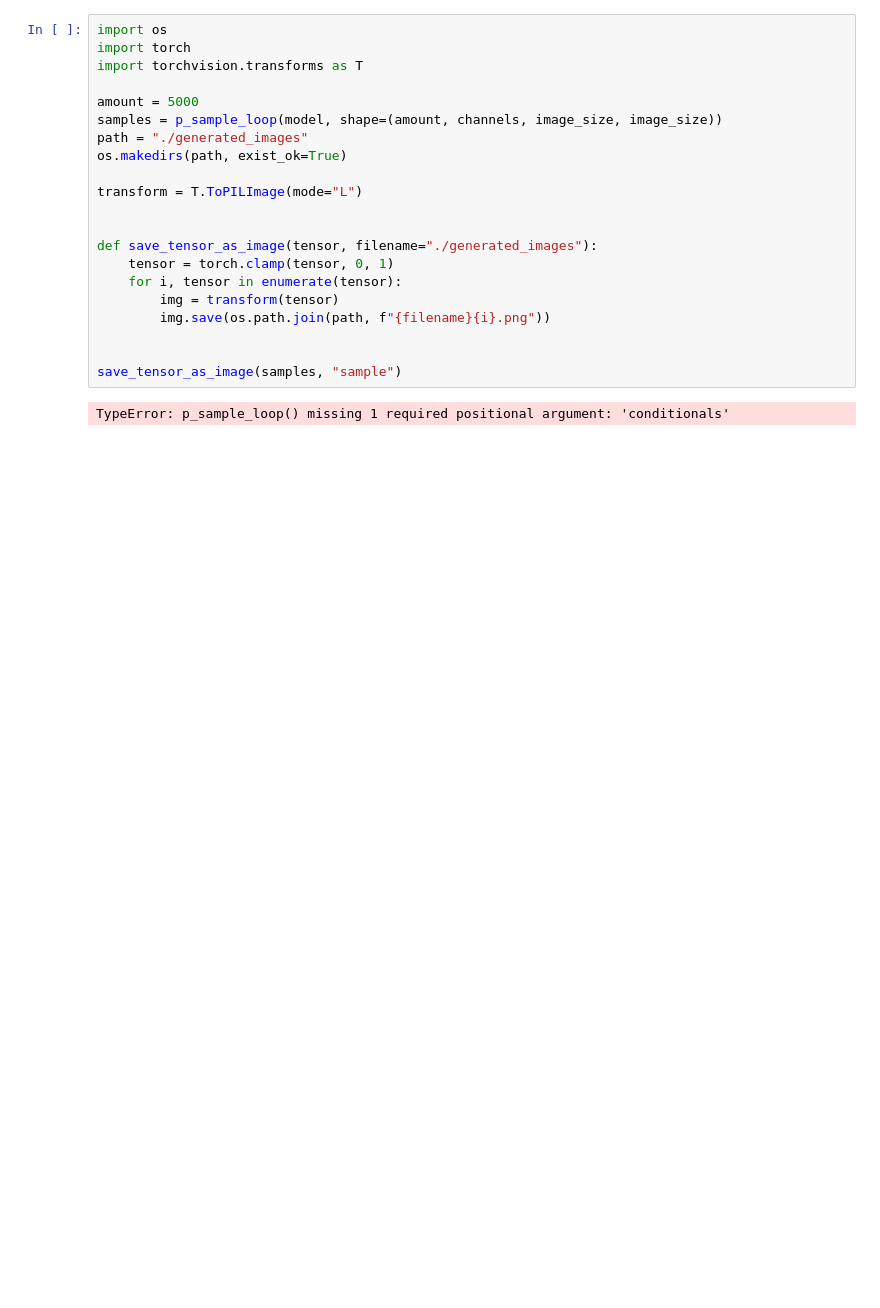
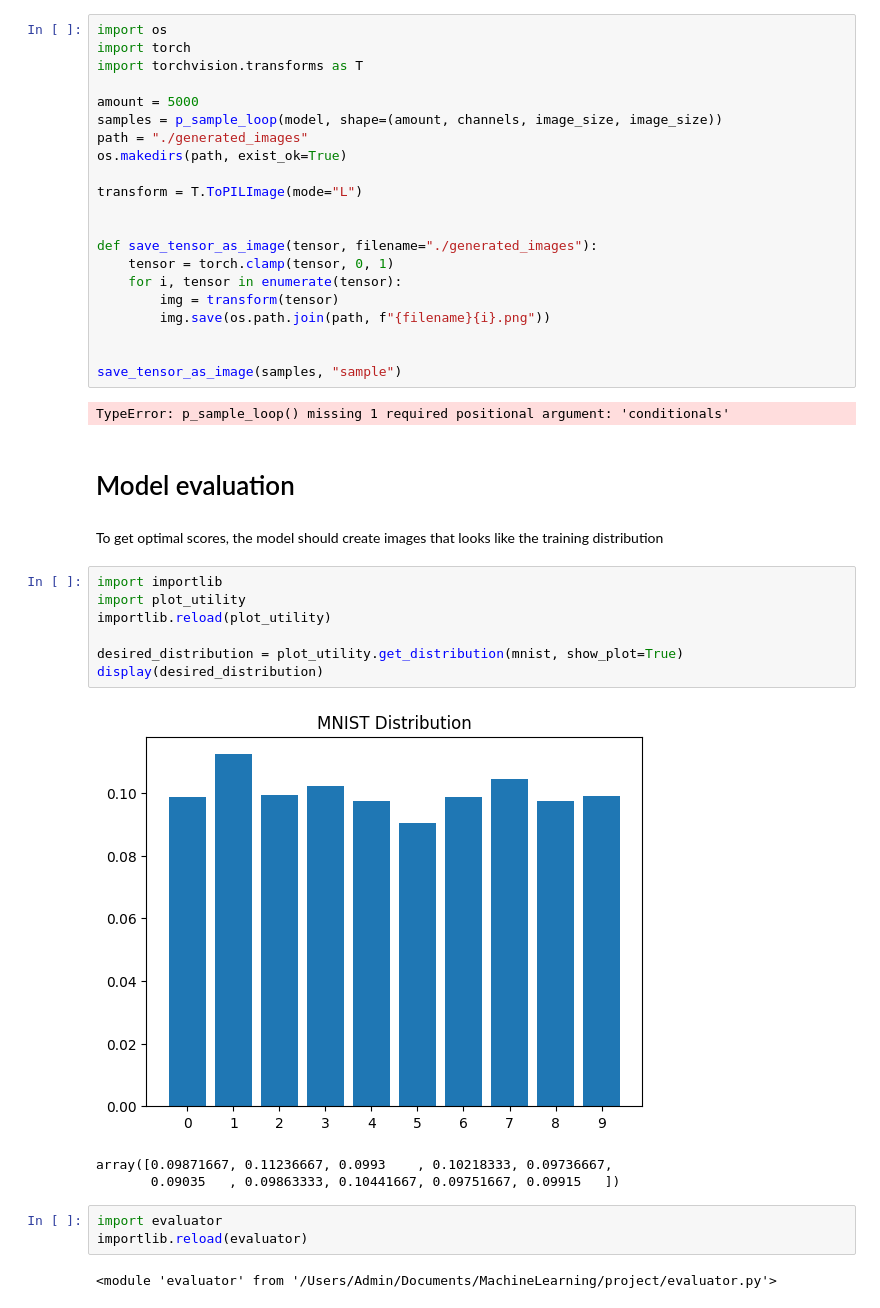
Before and after one commit to RamtinS/diffusion-model, a Jupyter notebook: DDPM.ipynb, the cells around one changed output. Drawn from its saved outputs; the diff is of its cells as text; blank space fills up the shorter version.

```diff
--- a/DDPM.ipynb
+++ b/DDPM.ipynb
@@ -381,3 +384,23 @@ def save_tensor_as_image(tensor, filename="./generated_images"):
 save_tensor_as_image(samples, "sample")
 # %% [output]
 TypeError: p_sample_loop() missing 1 required positional argument: 'conditionals'
+# %% [markdown]
+# Model evaluation
+# %% [markdown]
+To get optimal scores, the model should create images that looks like the training distribution
+# %%
+import importlib
+import plot_utility
+importlib.reload(plot_utility)
+
+desired_distribution = plot_utility.get_distribution(mnist, show_plot=True)
+display(desired_distribution)
+# %% [output]
+[figure, added]
+array([0.09871667, 0.11236667, 0.0993    , 0.10218333, 0.09736667,
+       0.09035   , 0.09863333, 0.10441667, 0.09751667, 0.09915   ])
+# %%
+import evaluator
+importlib.reload(evaluator)
+# %% [output]
+<module 'evaluator' from '/Users/Admin/Documents/MachineLearning/project/evaluator.py'>
```
Also changed, not shown: parts of 4 cells of this notebook, 1 other file.
